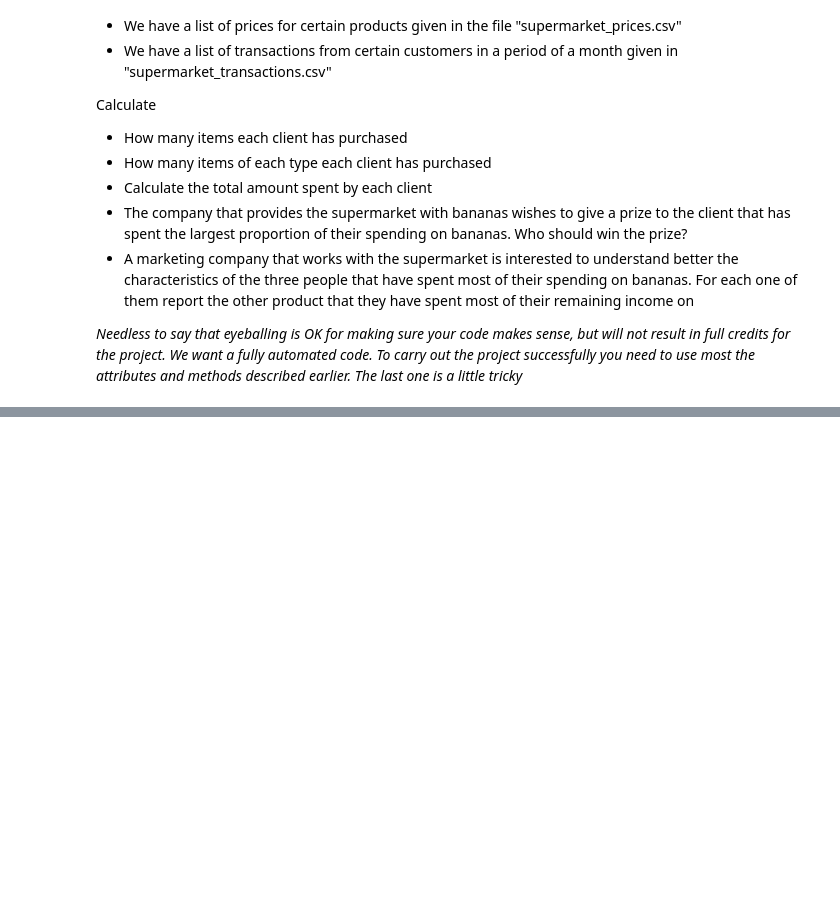
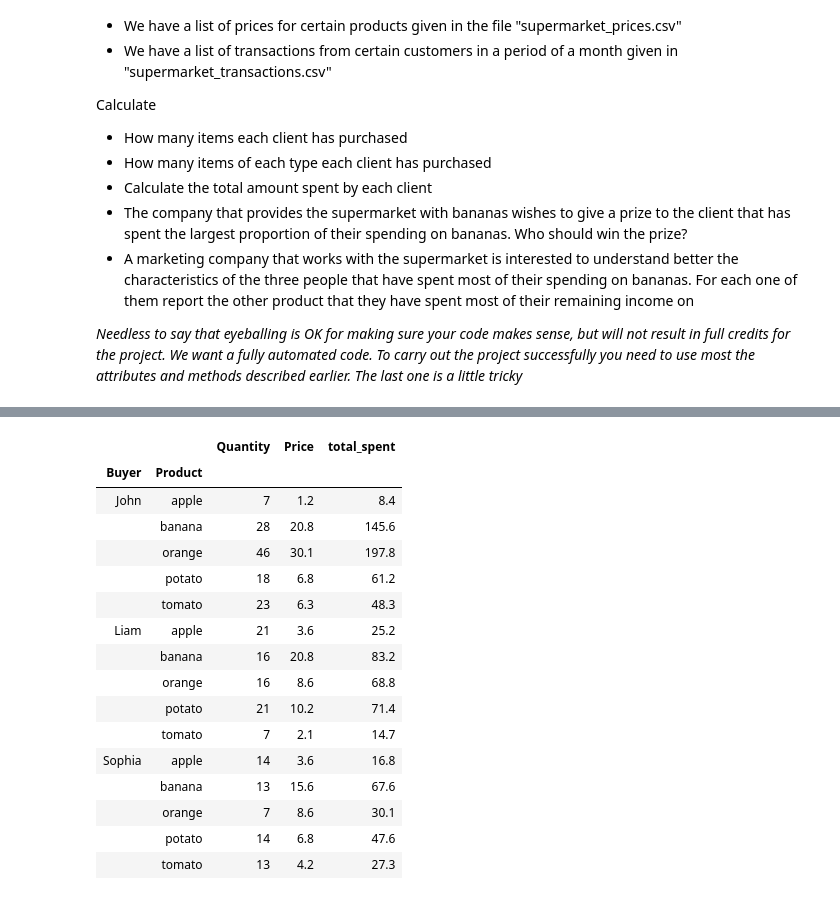
Before and after one commit to bgsedatascience/module-intro-to-pandas, a Jupyter notebook: pandas.ipynb, the cells around one changed output, grey strips where cells are left out. Saved outputs shown, nothing was run; the diff lists cells and outputs as text; code cells hidden in the pictures; blank space fills up the shorter version.

```diff
--- a/pandas.ipynb
+++ b/pandas.ipynb
@@ -672,3 +909,7 @@ Calculate
 - A marketing company that works with the supermarket is interested to understand better the characteristics of the three people that have spent most of their spending on bananas. For each one of them report the other product that they have spent most of their remaining income on
 
 *Needless to say that eyeballing is OK for making sure your code makes sense, but will not result in full credits for the project. We want a fully automated code. To carry out the project successfully you need to use most the attributes and methods described earlier. The last one is a little tricky*
+# %%
+supermarket_prices = pd.read_csv("supermarket_prices.csv")
+supermarket_transactions = pd.read_csv("supermarket_transactions.csv")
+supermarket_transactions.head()
@@ -674,0 +941,6 @@ Calculate
+# %%
+#Calculate the total amount spent by each client
+merged_tables = pd.merge(supermarket_transactions, supermarket_prices, on = 'Product', how = 'outer')
+merged_tables['total_spent'] = merged_tables.Quantity*merged_tables.Price
+client_spent = merged_tables[['Buyer','total_spent']].groupby(['Buyer']).sum()
+client_spent
@@ -674,0 +958,9 @@ Calculate
+# %%
+#The company that provides the supermarket with bananas wishes to give a prize to the client that
+#has spent the largest proportion of their spending on bananas. Who should win the prize?
+
+merged_banana = merged_tables[merged_tables.Product=='banana']
+spent_banana = merged_banana[['Buyer','total_spent']].groupby('Buyer').sum()
+spent_banana_total = pd.merge(spent_banana,client_spent, on = 'Buyer', how = 'inner')
+spent_banana_total['prop_banana'] = spent_banana_total['total_spent_x']/spent_banana_total['total_spent_y']
+spent_banana_total.prop_banana.idxmax()
@@ -674,0 +969,13 @@ Calculate
+# %%
+#A marketing company that works with the supermarket is interested to understand better the
+#characteristics of the three people that have spent most of their spending on bananas.
+#For each one of them report the other product that they have spent most of their remaining income on.
+top_three = spent_banana_total.prop_banana.sort_values()[-4:-1].index.values
+spending = pd.DataFrame()
+for person in top_three:
+    spending = pd.concat([spending, merged_tables[merged_tables.Buyer == person]],axis=0)
+spent_buyer_prod = spending.groupby(['Buyer','Product']).sum().reset_index()[['Buyer','Product','total_spent']]
+total_buyer_prod = pd.merge(spent_buyer_prod,client_spent,on='Buyer',how='left')
+total_buyer_prod['prop'] = total_buyer_prod.total_spent_x/total_buyer_prod.total_spent_y
+total_buyer_prod[['Buyer','Product','prop']][total_buyer_prod.Product!='banana']
+#Not Complete
@@ -674,0 +996,21 @@ Calculate
+# %%
+?pd.merge
+spent_buyer_prod
+# %% [output]
+|  |  | Quantity | Price | total_spent |
+| Buyer | Product |  |  |  |
+| John | apple | 7 | 1.2 | 8.4 |
+|  | banana | 28 | 20.8 | 145.6 |
+|  | orange | 46 | 30.1 | 197.8 |
+|  | potato | 18 | 6.8 | 61.2 |
+|  | tomato | 23 | 6.3 | 48.3 |
+| Liam | apple | 21 | 3.6 | 25.2 |
+|  | banana | 16 | 20.8 | 83.2 |
+|  | orange | 16 | 8.6 | 68.8 |
+|  | potato | 21 | 10.2 | 71.4 |
+|  | tomato | 7 | 2.1 | 14.7 |
+| Sophia | apple | 14 | 3.6 | 16.8 |
+|  | banana | 13 | 15.6 | 67.6 |
+|  | orange | 7 | 8.6 | 30.1 |
+|  | potato | 14 | 6.8 | 47.6 |
+|  | tomato | 13 | 4.2 | 27.3 |
```
Also changed, not shown: parts of 41 cells of this notebook.
